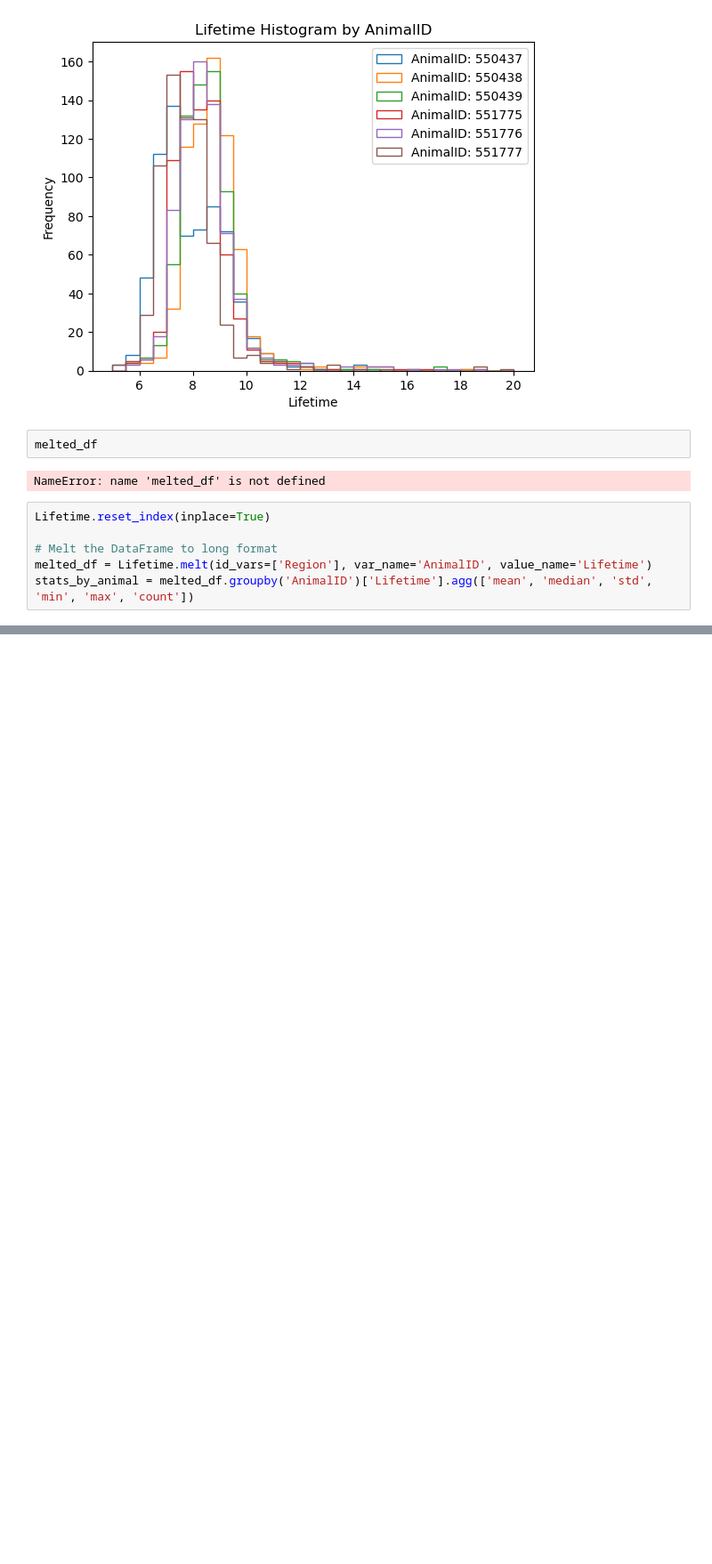
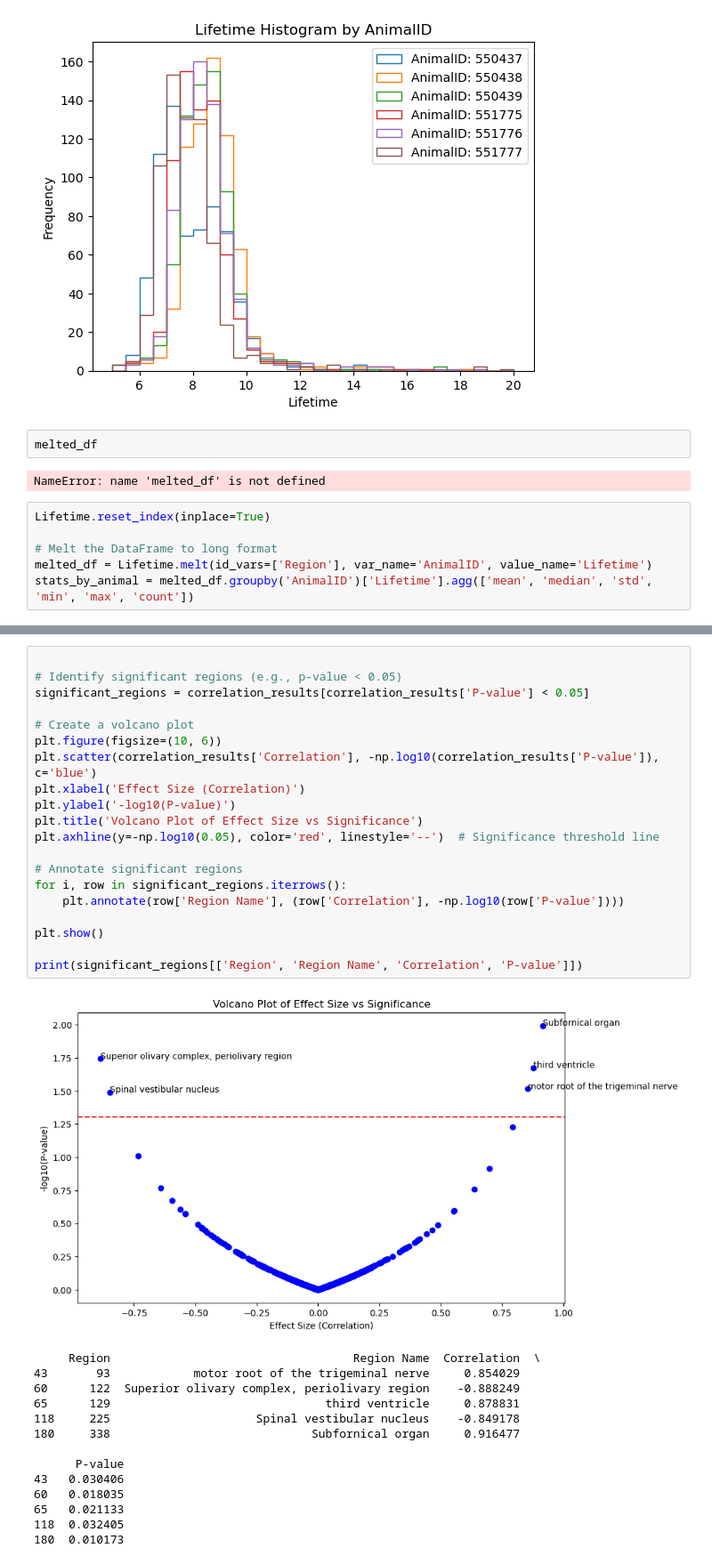
Before and after one commit to boazmohar/DELTA_iDISCO, a Jupyter notebook: src/MouseCity.ipynb, the cells around one changed output, grey strips where cells are left out. Shown at 89% size. Drawn from its saved outputs; the diff is of its cells as text; blank space fills up the shorter version.

```diff
--- a/src/MouseCity.ipynb
+++ b/src/MouseCity.ipynb
@@ -220,0 +529,35 @@ stats_by_animal
+# %%
+
+# Identify significant regions (e.g., p-value < 0.05)
+significant_regions = correlation_results[correlation_results['P-value'] < 0.05]
+
+# Create a volcano plot
+plt.figure(figsize=(10, 6))
+plt.scatter(correlation_results['Correlation'], -np.log10(correlation_results['P-value']), c='blue')
+plt.xlabel('Effect Size (Correlation)')
+plt.ylabel('-log10(P-value)')
+plt.title('Volcano Plot of Effect Size vs Significance')
+plt.axhline(y=-np.log10(0.05), color='red', linestyle='--')  # Significance threshold line
+
+# Annotate significant regions
+for i, row in significant_regions.iterrows():
+    plt.annotate(row['Region Name'], (row['Correlation'], -np.log10(row['P-value'])))
+
+plt.show()
+
+print(significant_regions[['Region', 'Region Name', 'Correlation', 'P-value']])
+# %% [output]
+[figure, added]
+     Region                                   Region Name  Correlation  \
+43       93            motor root of the trigeminal nerve     0.854029
+60      122  Superior olivary complex, periolivary region    -0.888249
+65      129                               third ventricle     0.878831
+118     225                     Spinal vestibular nucleus    -0.849178
+180     338                             Subfornical organ     0.916477
+
+      P-value
+43   0.030406
+60   0.018035
+65   0.021133
+118  0.032405
+180  0.010173
```
Also changed, not shown: parts of 27 cells of this notebook, 2 other files.
